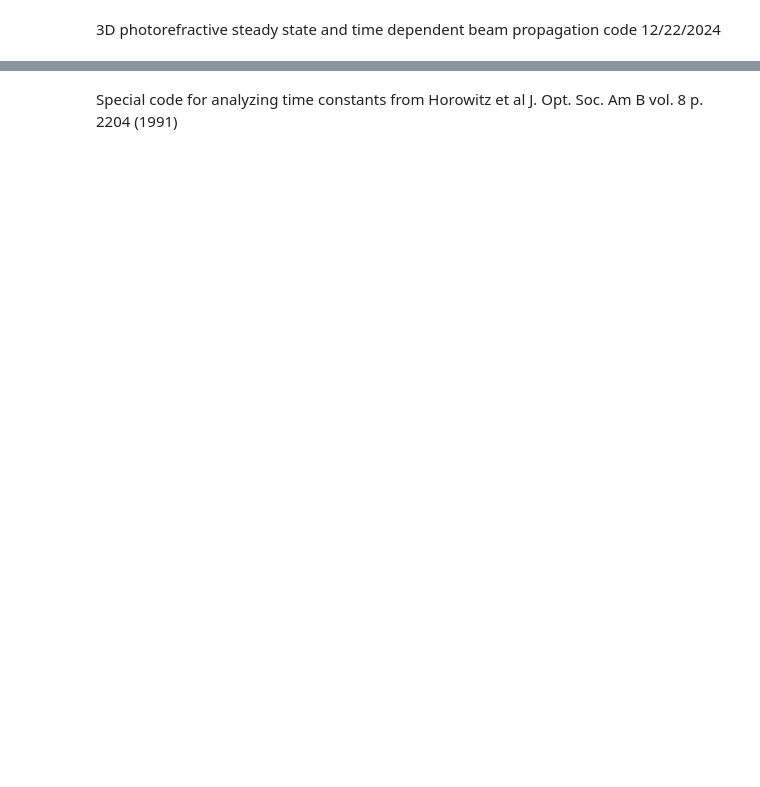
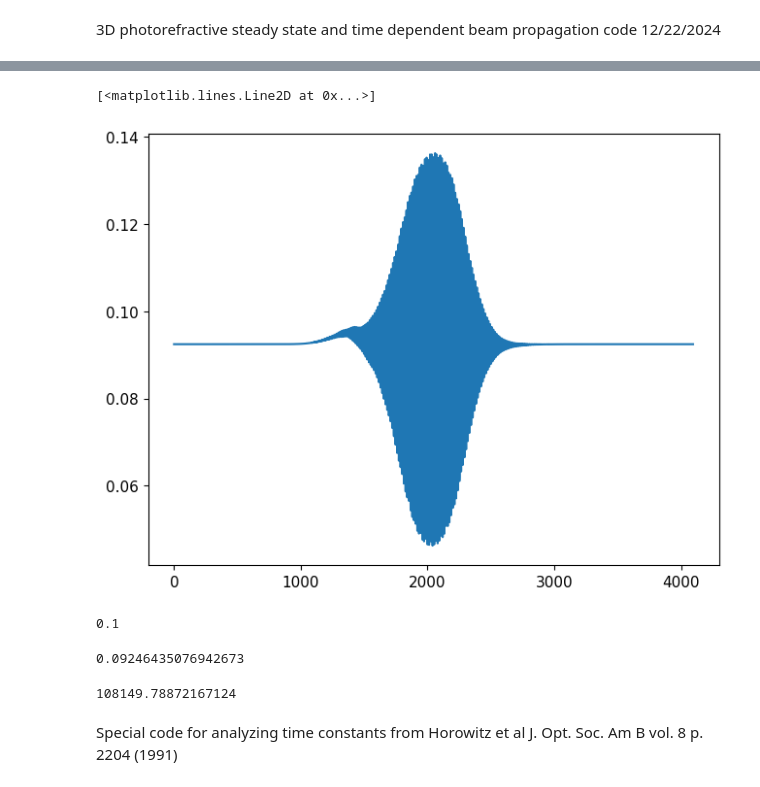
Before and after one commit to mcroning/Nonlinear-Beam-Propagation, a Jupyter notebook: PRprop3Da.ipynb, the cells around one changed output, grey strips where cells are left out. Cells and saved outputs as stored; diff of their text form; code cells hidden in the pictures; blank space fills up the shorter version.

```diff
--- a/PRprop3Da.ipynb
+++ b/PRprop3Da.ipynb
@@ -1534,3 +1637,20 @@ interactive(children=(FloatSlider(value=0.5, description='esc_max', max=1.5, min
+# %%
+plt.plot(esc_fa(amp,fx,k0,Es=Es)[:,ysamp//2].get()+E_app*1000*100/Es)
+# %% [output]
+[<matplotlib.lines.Line2D at 0x...>]
+[figure, added]
+# %%
+E_app
+# %% [output]
+0.1
+# %%
+E_app*1000*100/Es
+# %% [output]
+0.09246435076942673
+# %%
+Es
+# %% [output]
+108149.78872167124
 # %%
 # @title Generate movies for time dependent calculations
 if prdata['timedep']==True:
```
Also changed, not shown: parts of 21 cells of this notebook.
